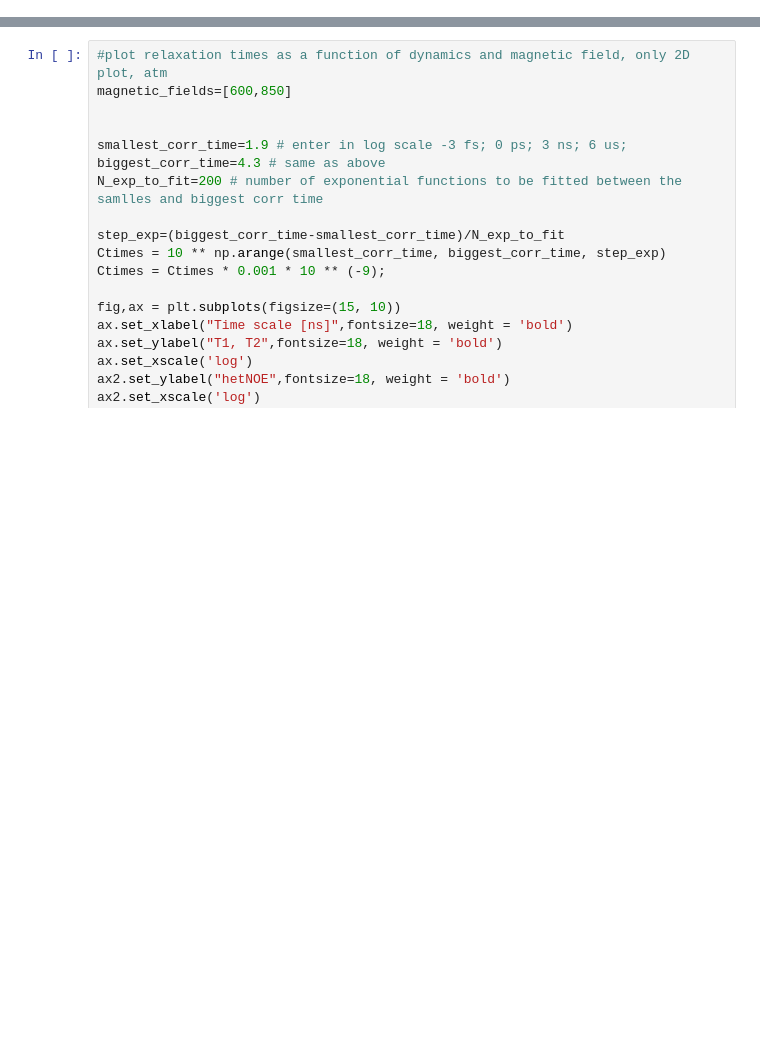
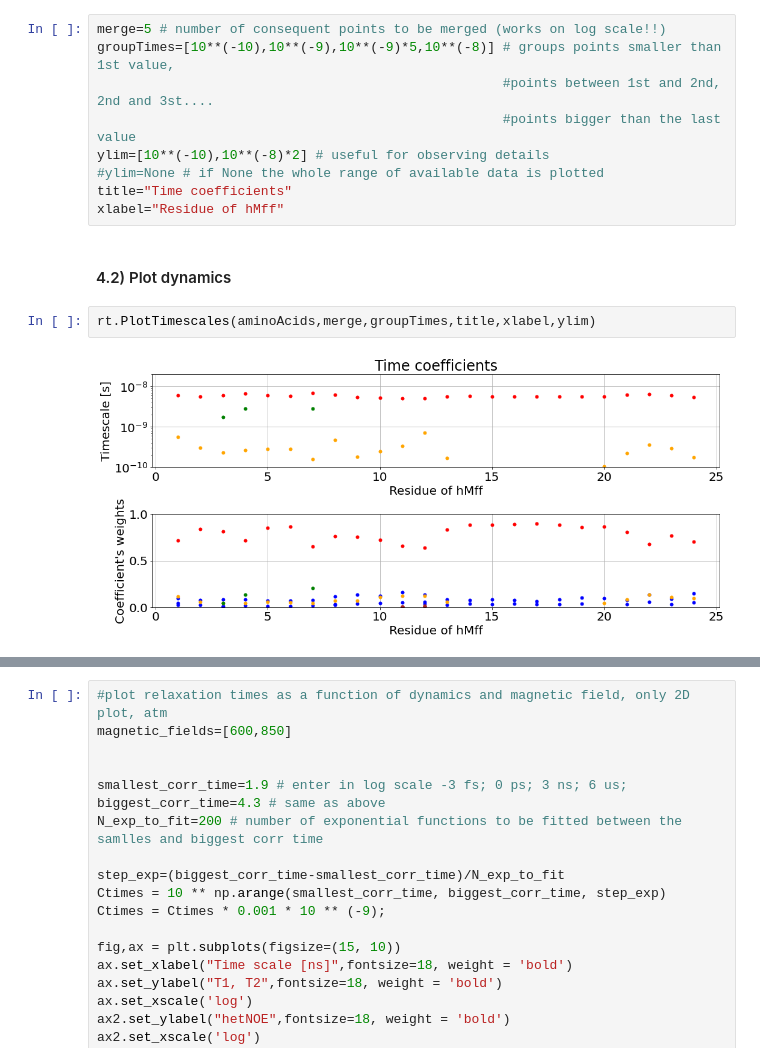
Before and after one commit to nencini/NMR_FF_tools, a Jupyter notebook: relaxation_times/RelaxationTimes.ipynb, the cells around one changed output, grey strips where cells are left out. Saved outputs shown, nothing was run; the diff lists cells and outputs as text; blank space fills up the shorter version.

```diff
--- a/relaxation_times/RelaxationTimes.ipynb
+++ b/relaxation_times/RelaxationTimes.ipynb
@@ -76,0 +94,15 @@ R1: 41.67521824956845 R2: 43.84104154975164 NOE: 0
+# %%
+merge=5 # number of consequent points to be merged (works on log scale!!)
+groupTimes=[10**(-10),10**(-9),10**(-9)*5,10**(-8)] # groups points smaller than 1st value,
+                                                    #points between 1st and 2nd, 2nd and 3st....
+                                                    #points bigger than the last value
+ylim=[10**(-10),10**(-8)*2] # useful for observing details
+#ylim=None # if None the whole range of available data is plotted
+title="Time coefficients"
+xlabel="Residue of hMff"
+# %% [markdown]
+<h4>4.2) Plot dynamics</h4>
+# %%
+rt.PlotTimescales(aminoAcids,merge,groupTimes,title,xlabel,ylim)
+# %% [output]
+[figure, added]
```
Also changed, not shown: parts of 18 cells of this notebook, 3 other files.
